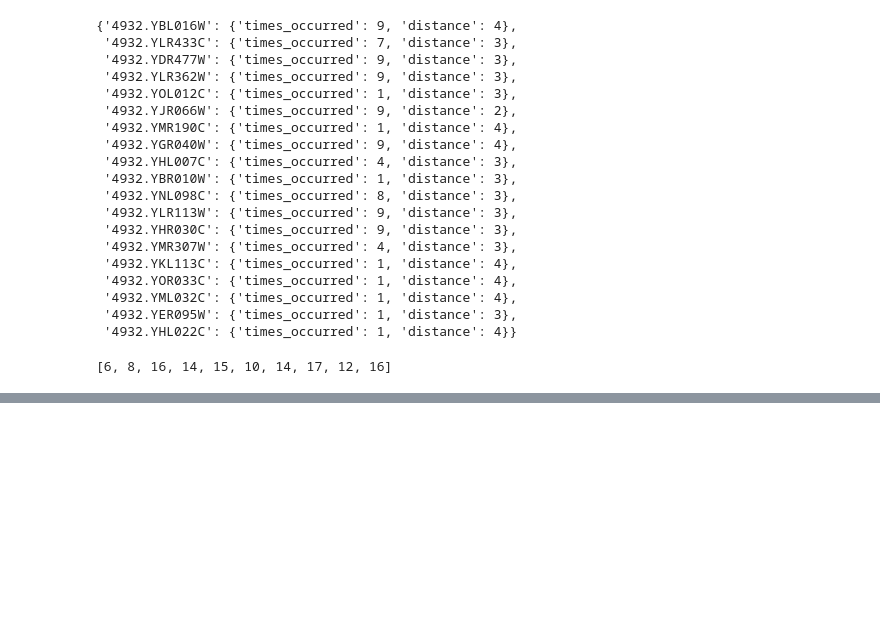
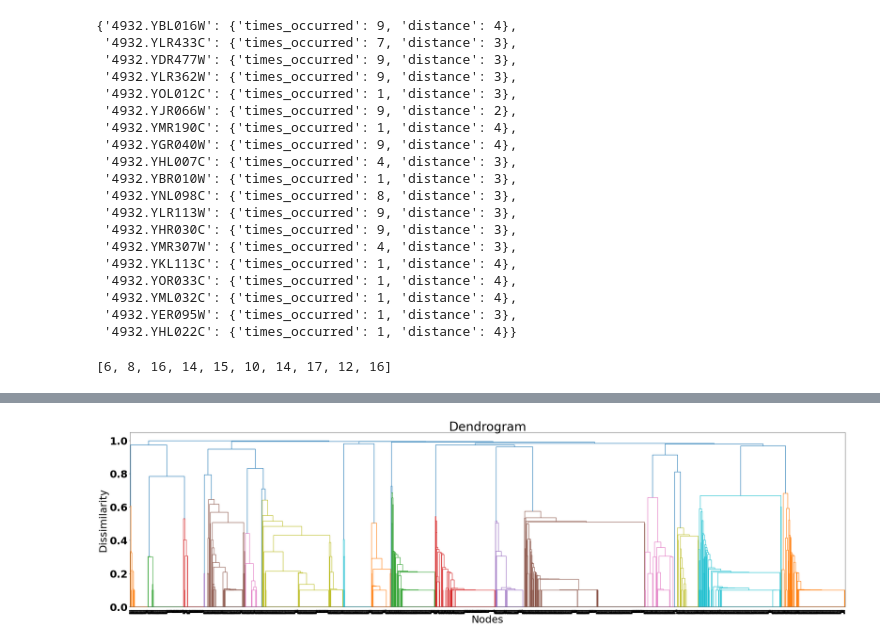
Before and after one commit to RenHLi/MATH3888, a Jupyter notebook: class_network.ipynb, the cells around one changed output, grey strips where cells are left out. Drawn from its saved outputs; the diff is of its cells as text; code cells hidden in the pictures; blank space fills up the shorter version.

```diff
--- a/class_network.ipynb
+++ b/class_network.ipynb
@@ -271,0 +324,9 @@ akt2.homologue_index
+# %%
+fig = plt.figure(figsize=(40, 10))
+dendrogram = sch.dendrogram(sch.linkage(condensed_dist, method = 'average')) # finding the optimal number of clusters using dendrogram
+plt.title('Dendrogram') # title of the dendrogram
+plt.xlabel('Nodes') # label of the x-axis
+plt.ylabel('Dissimilarity') # label of the y-axis
+plt.show() # show the dendrogram
+# %% [output]
+[figure, added]
```
Also changed, not shown: parts of 41 cells of this notebook, 1 other file.
